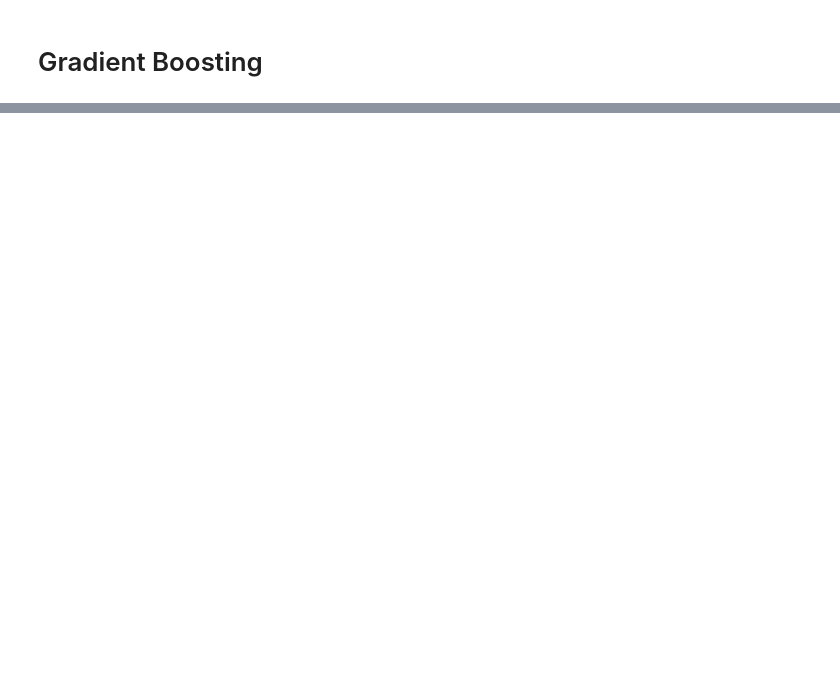
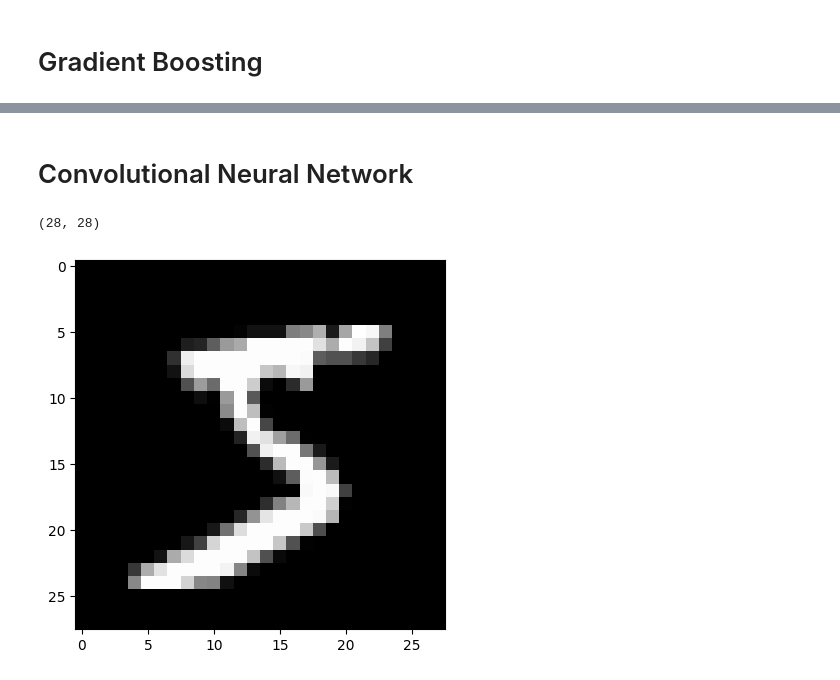
Before and after one commit to Jduun/DigitRecognizer, a Jupyter notebook: research.ipynb, the cells around one changed output, grey strips where cells are left out. Drawn from its saved outputs; the diff is of its cells as text; code cells hidden in the pictures; blank space fills up the shorter version.

```diff
--- a/research.ipynb
+++ b/research.ipynb
@@ -173,0 +292,2 @@ print(f"ROC AUC: {roc_auc:.4f}")
+# %% [markdown]
+# Convolutional Neural Network
@@ -173,0 +296,25 @@ print(f"ROC AUC: {roc_auc:.4f}")
+# %%
+transform = transforms.Compose(
+    [transforms.ToTensor()])
+
+trainset = torchvision.datasets.MNIST(root='./data', train=True,
+                                      download=True, transform=transform)
+trainloader = torch.utils.data.DataLoader(trainset, batch_size=4,
+                                          shuffle=True, num_workers=2)
+
+testset = torchvision.datasets.MNIST(root='./data', train=False,
+                                     download=True, transform=transform)
+testloader = torch.utils.data.DataLoader(testset, batch_size=4,
+                                         shuffle=False, num_workers=2)
+
+classes = tuple(str(i) for i in range(10))
+# %%
+numpy_img = trainloader.dataset.train_data[0].numpy()
+# %%
+numpy_img.shape
+# %% [output]
+(28, 28)
+# %%
+plt.imshow(numpy_img, cmap='gray');
+# %% [output]
+[figure, added]
```
Also changed, not shown: parts of 50 cells of this notebook, 8 other files.
